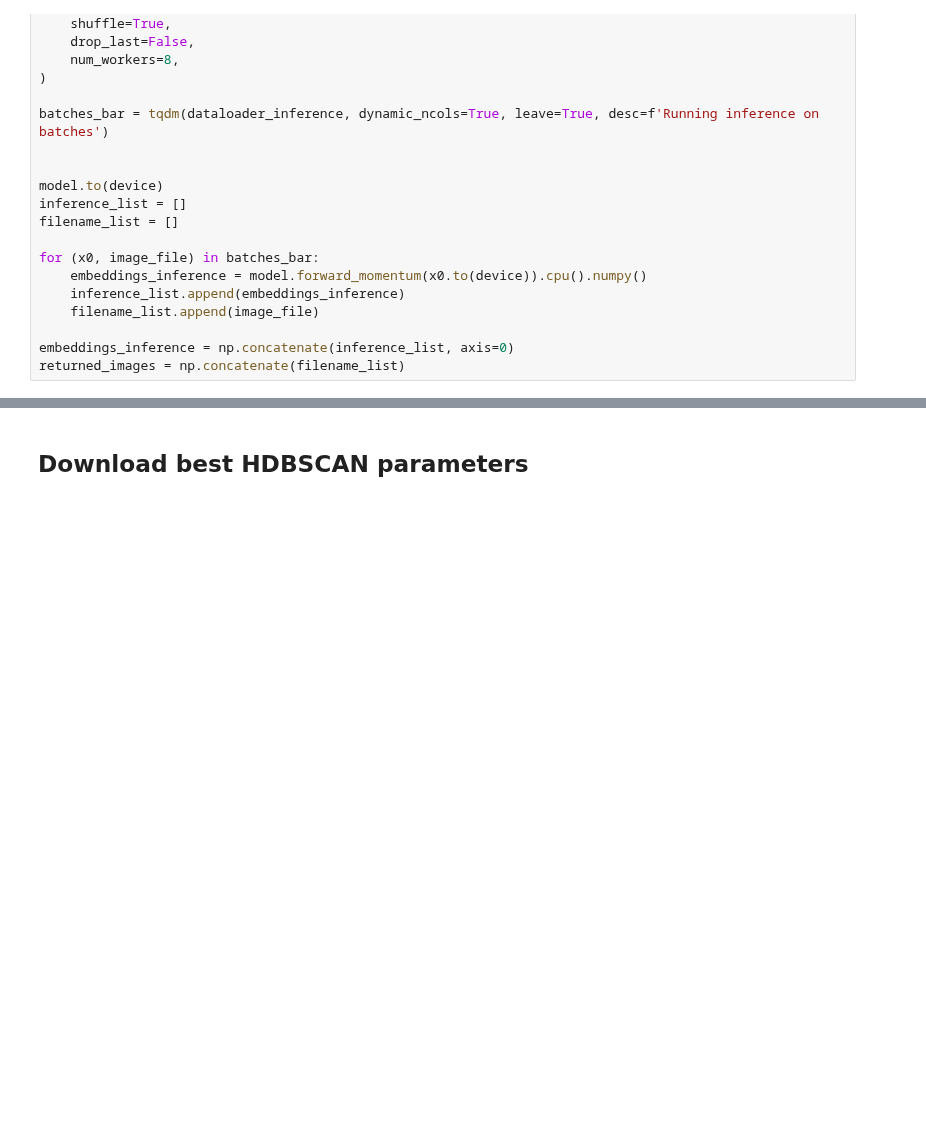
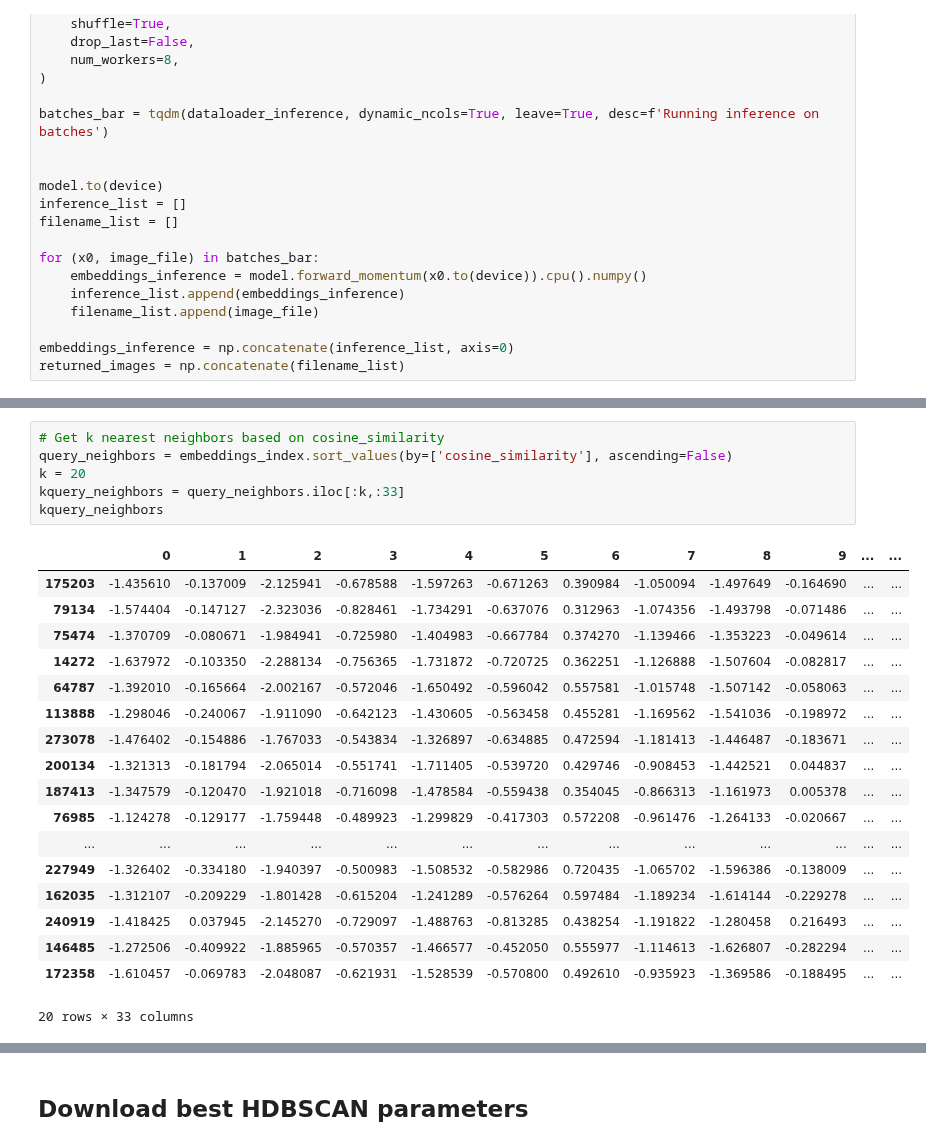
Before and after one commit to hits-sdo/hits-sdo-similaritysearch, a Jupyter notebook: search_byol/byol_index_retrieval_pl.ipynb, the cells around one changed output, grey strips where cells are left out. Saved outputs shown, nothing was run; the diff lists cells and outputs as text; blank space fills up the shorter version.

```diff
--- a/search_byol/byol_index_retrieval_pl.ipynb
+++ b/search_byol/byol_index_retrieval_pl.ipynb
@@ -384,0 +443,25 @@ returned_images = np.concatenate(filename_list)
+# %%
+# Get k nearest neighbors based on cosine_similarity
+query_neighbors = embeddings_index.sort_values(by=['cosine_similarity'], ascending=False)
+k = 20
+kquery_neighbors = query_neighbors.iloc[:k,:33]
+kquery_neighbors
+# %% [output]
+|  | 0 | 1 | 2 | 3 | 4 | 5 | 6 | 7 | 8 | 9 | ... | ... |
+| 175203 | -1.435610 | -0.137009 | -2.125941 | -0.678588 | -1.597263 | -0.671263 | 0.390984 | -1.050094 | -1.497649 | -0.164690 | ... | ... |
+| 79134 | -1.574404 | -0.147127 | -2.323036 | -0.828461 | -1.734291 | -0.637076 | 0.312963 | -1.074356 | -1.493798 | -0.071486 | ... | ... |
+| 75474 | -1.370709 | -0.080671 | -1.984941 | -0.725980 | -1.404983 | -0.667784 | 0.374270 | -1.139466 | -1.353223 | -0.049614 | ... | ... |
+| 14272 | -1.637972 | -0.103350 | -2.288134 | -0.756365 | -1.731872 | -0.720725 | 0.362251 | -1.126888 | -1.507604 | -0.082817 | ... | ... |
+| 64787 | -1.392010 | -0.165664 | -2.002167 | -0.572046 | -1.650492 | -0.596042 | 0.557581 | -1.015748 | -1.507142 | -0.058063 | ... | ... |
+| 113888 | -1.298046 | -0.240067 | -1.911090 | -0.642123 | -1.430605 | -0.563458 | 0.455281 | -1.169562 | -1.541036 | -0.198972 | ... | ... |
+| 273078 | -1.476402 | -0.154886 | -1.767033 | -0.543834 | -1.326897 | -0.634885 | 0.472594 | -1.181413 | -1.446487 | -0.183671 | ... | ... |
+| 200134 | -1.321313 | -0.181794 | -2.065014 | -0.551741 | -1.711405 | -0.539720 | 0.429746 | -0.908453 | -1.442521 | 0.044837 | ... | ... |
+| 187413 | -1.347579 | -0.120470 | -1.921018 | -0.716098 | -1.478584 | -0.559438 | 0.354045 | -0.866313 | -1.161973 | 0.005378 | ... | ... |
+| 76985 | -1.124278 | -0.129177 | -1.759448 | -0.489923 | -1.299829 | -0.417303 | 0.572208 | -0.961476 | -1.264133 | -0.020667 | ... | ... |
+| ... | ... | ... | ... | ... | ... | ... | ... | ... | ... | ... | ... | ... |
+| 227949 | -1.326402 | -0.334180 | -1.940397 | -0.500983 | -1.508532 | -0.582986 | 0.720435 | -1.065702 | -1.596386 | -0.138009 | ... | ... |
+| 162035 | -1.312107 | -0.209229 | -1.801428 | -0.615204 | -1.241289 | -0.576264 | 0.597484 | -1.189234 | -1.614144 | -0.229278 | ... | ... |
+| 240919 | -1.418425 | 0.037945 | -2.145270 | -0.729097 | -1.488763 | -0.813285 | 0.438254 | -1.191822 | -1.280458 | 0.216493 | ... | ... |
+| 146485 | -1.272506 | -0.409922 | -1.885965 | -0.570357 | -1.466577 | -0.452050 | 0.555977 | -1.114613 | -1.626807 | -0.282294 | ... | ... |
+| 172358 | -1.610457 | -0.069783 | -2.048087 | -0.621931 | -1.528539 | -0.570800 | 0.492610 | -0.935923 | -1.369586 | -0.188495 | ... | ... |
+20 rows × 33 columns
```
Also changed, not shown: parts of 11 cells of this notebook.
